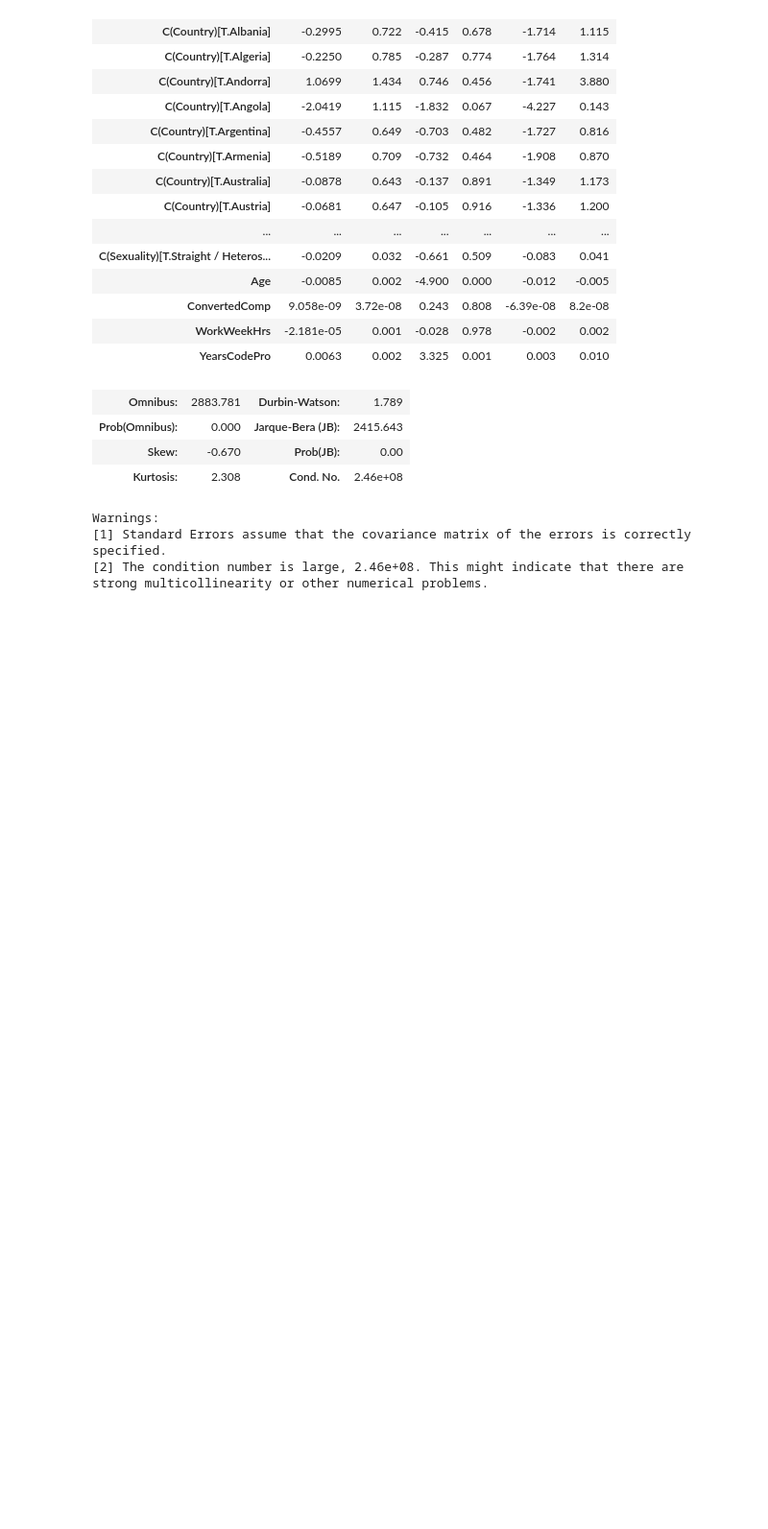
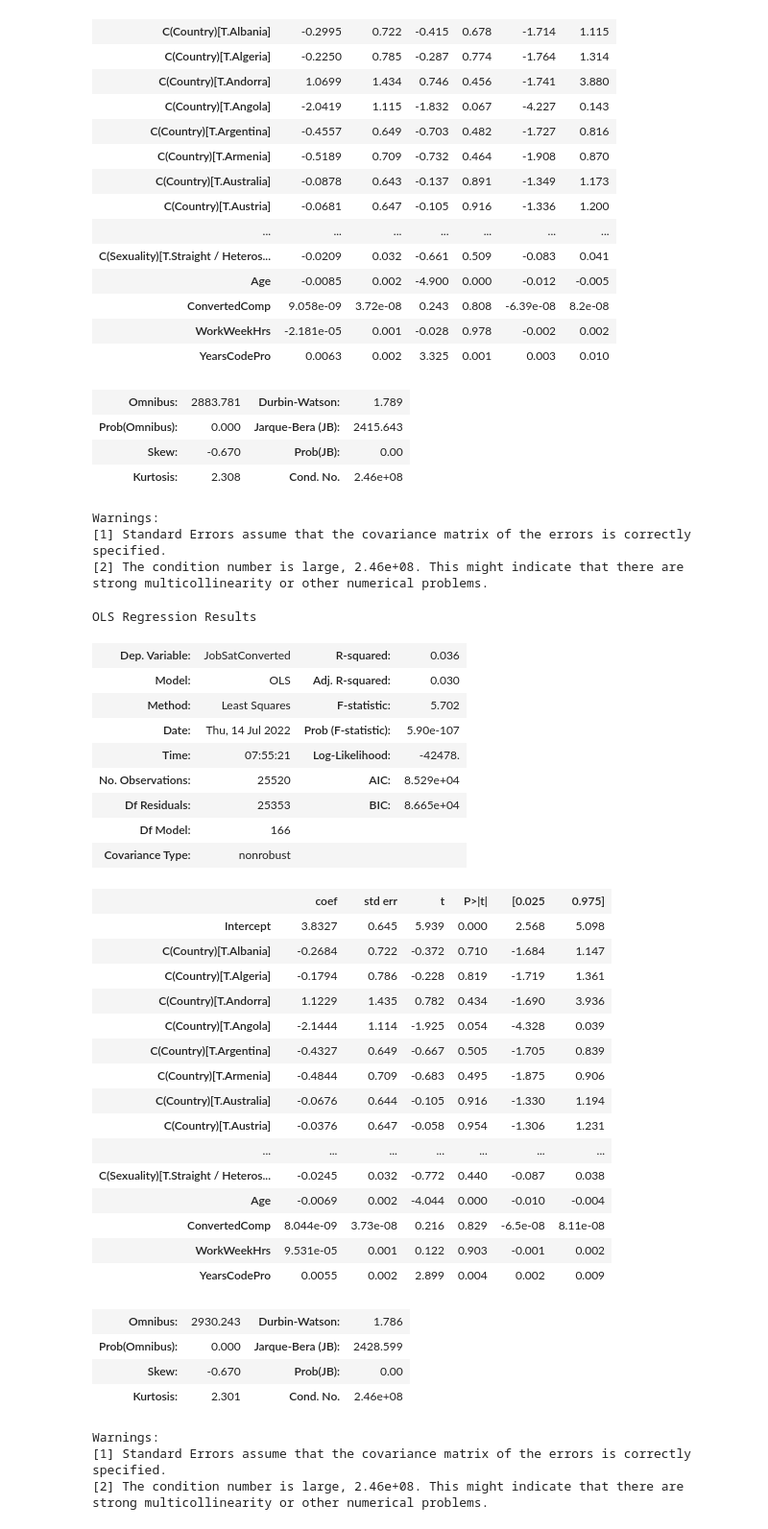
Before and after one commit to theslothiest/WiD-Data-Analyst-Project, a Jupyter notebook: WiD_Portfolio_Project.ipynb, the cells around one changed output. Shown at 96% size. Cells and saved outputs as stored; diff of their text form; code cells hidden in the pictures; blank space fills up the shorter version.

```diff
--- a/WiD_Portfolio_Project.ipynb
+++ b/WiD_Portfolio_Project.ipynb
@@ -231,3 +231,42 @@ Warnings:
 [1] Standard Errors assume that the covariance matrix of the errors is correctly specified.
 [2] The condition number is large, 2.46e+08. This might indicate that there are
 strong multicollinearity or other numerical problems.
+# %%
+model = ols('JobSatConverted ~ Age + ConvertedComp + C(Country) + C(College) + C(Employment) + C(Ethnicity) + C(Gender) + C(Sexuality) + WorkWeekHrs + YearsCodePro', data=df)
+fitted_model = model.fit()
+fitted_model.summary()
+# %% [output]
+OLS Regression Results
+| Dep. Variable: | JobSatConverted | R-squared: | 0.036 |
+| Model: | OLS | Adj. R-squared: | 0.030 |
+| Method: | Least Squares | F-statistic: | 5.702 |
+| Date: | Thu, 14 Jul 2022 | Prob (F-statistic): | 5.90e-107 |
+| Time: | 07:55:21 | Log-Likelihood: | -42478. |
+| No. Observations: | 25520 | AIC: | 8.529e+04 |
+| Df Residuals: | 25353 | BIC: | 8.665e+04 |
+| Df Model: | 166 |  |  |
+| Covariance Type: | nonrobust |  |  |
+|  | coef | std err | t | P>|t| | [0.025 | 0.975] |
+| Intercept | 3.8327 | 0.645 | 5.939 | 0.000 | 2.568 | 5.098 |
+| C(Country)[T.Albania] | -0.2684 | 0.722 | -0.372 | 0.710 | -1.684 | 1.147 |
+| C(Country)[T.Algeria] | -0.1794 | 0.786 | -0.228 | 0.819 | -1.719 | 1.361 |
+| C(Country)[T.Andorra] | 1.1229 | 1.435 | 0.782 | 0.434 | -1.690 | 3.936 |
+| C(Country)[T.Angola] | -2.1444 | 1.114 | -1.925 | 0.054 | -4.328 | 0.039 |
+| C(Country)[T.Argentina] | -0.4327 | 0.649 | -0.667 | 0.505 | -1.705 | 0.839 |
+| C(Country)[T.Armenia] | -0.4844 | 0.709 | -0.683 | 0.495 | -1.875 | 0.906 |
+| C(Country)[T.Australia] | -0.0676 | 0.644 | -0.105 | 0.916 | -1.330 | 1.194 |
+| C(Country)[T.Austria] | -0.0376 | 0.647 | -0.058 | 0.954 | -1.306 | 1.231 |
+| ... | ... | ... | ... | ... | ... | ... |
+| C(Sexuality)[T.Straight / Heteros... | -0.0245 | 0.032 | -0.772 | 0.440 | -0.087 | 0.038 |
+| Age | -0.0069 | 0.002 | -4.044 | 0.000 | -0.010 | -0.004 |
+| ConvertedComp | 8.044e-09 | 3.73e-08 | 0.216 | 0.829 | -6.5e-08 | 8.11e-08 |
+| WorkWeekHrs | 9.531e-05 | 0.001 | 0.122 | 0.903 | -0.001 | 0.002 |
+| YearsCodePro | 0.0055 | 0.002 | 2.899 | 0.004 | 0.002 | 0.009 |
+| Omnibus: | 2930.243 | Durbin-Watson: | 1.786 |
+| Prob(Omnibus): | 0.000 | Jarque-Bera (JB): | 2428.599 |
+| Skew: | -0.670 | Prob(JB): | 0.00 |
+| Kurtosis: | 2.301 | Cond. No. | 2.46e+08 |
+Warnings:
+[1] Standard Errors assume that the covariance matrix of the errors is correctly specified.
+[2] The condition number is large, 2.46e+08. This might indicate that there are
+strong multicollinearity or other numerical problems.
```
